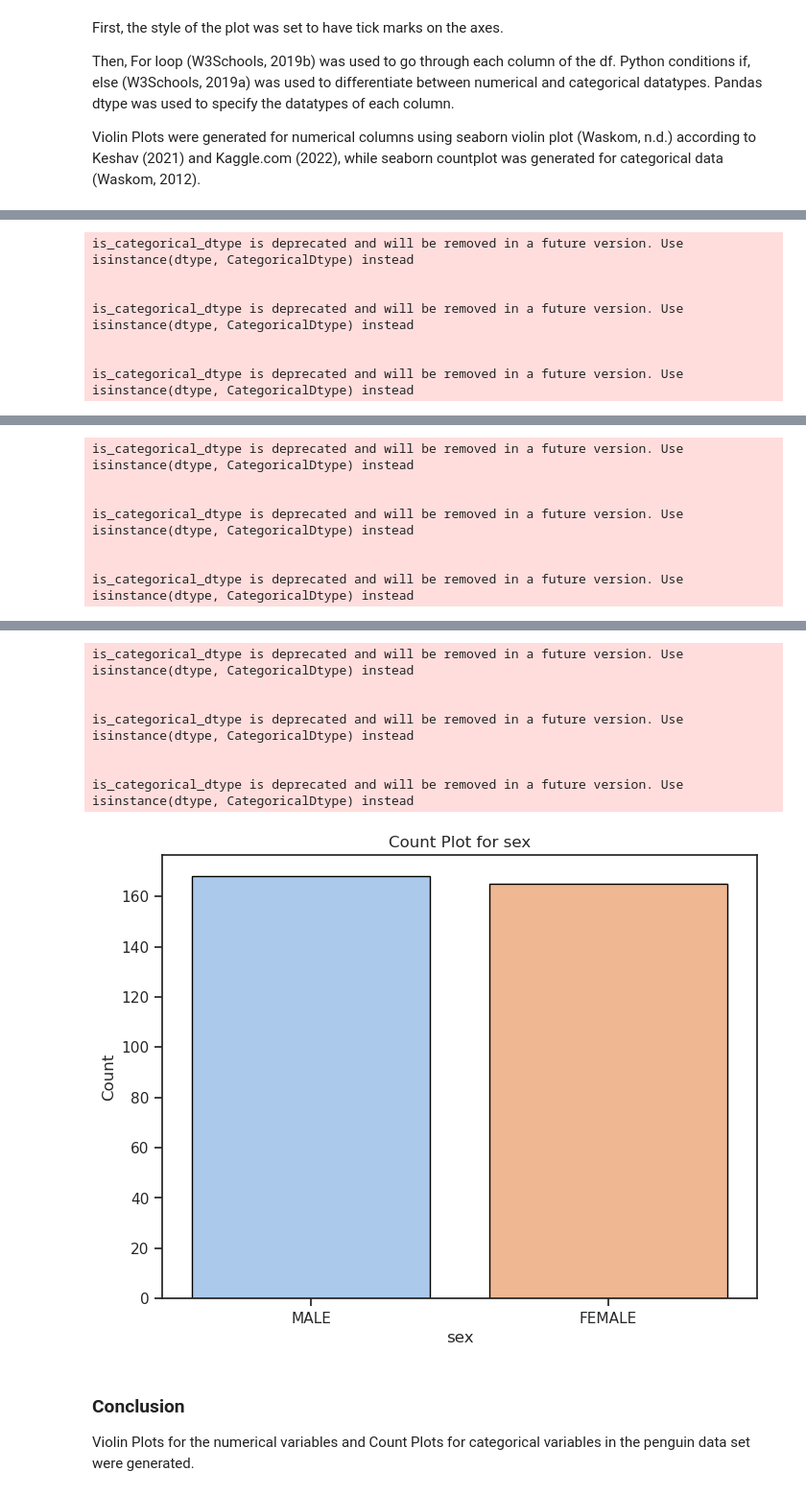
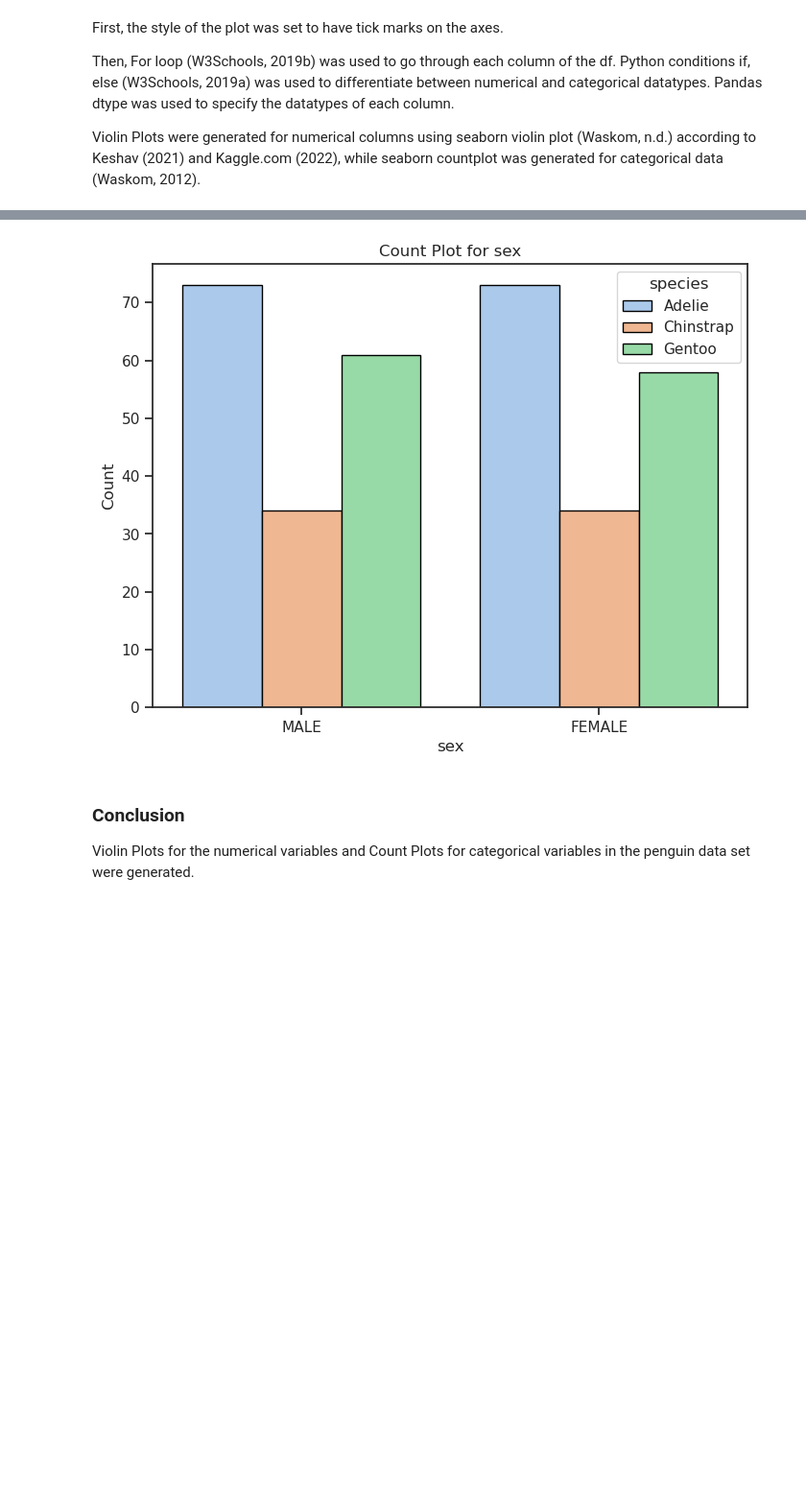
Before and after one commit to nurbujang/fundaw23, a Jupyter notebook: tasks.ipynb, the cells around one changed output, grey strips where cells are left out. Shown at 96% size. Cells and saved outputs as stored; diff of their text form; code cells hidden in the pictures; blank space fills up the shorter version.

Commit message:
edit plots

```diff
--- a/tasks.ipynb
+++ b/tasks.ipynb
@@ -534,11 +542,11 @@ for column in df.columns:
         plt.figure(figsize=(8, 6))
         sns.violinplot(x='species', y=column, data=df, box_visible=True, palette='pastel')
         plt.title(f'Violin Plot for {column}')
-        plt.show()
+        plt.show();
 
     else:
         plt.figure(figsize=(8, 6))
-        sns.countplot(x=column, data=df, palette='pastel', edgecolor="black")
+        sns.countplot(x=column, data=df, hue='species', palette='pastel', edgecolor="black")
         plt.title(f'Count Plot for {column}')
         plt.xlabel(column)
         plt.ylabel('Count')
@@ -578,28 +558,7 @@ is_categorical_dtype is deprecated and will be removed in a future version. Use
 [figure]
-is_categorical_dtype is deprecated and will be removed in a future version. Use isinstance(dtype, CategoricalDtype) instead
-
-
-is_categorical_dtype is deprecated and will be removed in a future version. Use isinstance(dtype, CategoricalDtype) instead
-
-
-is_categorical_dtype is deprecated and will be removed in a future version. Use isinstance(dtype, CategoricalDtype) instead
 [figure]
-is_categorical_dtype is deprecated and will be removed in a future version. Use isinstance(dtype, CategoricalDtype) instead
-
-
-is_categorical_dtype is deprecated and will be removed in a future version. Use isinstance(dtype, CategoricalDtype) instead
-
-
-is_categorical_dtype is deprecated and will be removed in a future version. Use isinstance(dtype, CategoricalDtype) instead
 [figure]
-is_categorical_dtype is deprecated and will be removed in a future version. Use isinstance(dtype, CategoricalDtype) instead
-
-
-is_categorical_dtype is deprecated and will be removed in a future version. Use isinstance(dtype, CategoricalDtype) instead
-
-
-is_categorical_dtype is deprecated and will be removed in a future version. Use isinstance(dtype, CategoricalDtype) instead
-[figure, old version]
+[figure, new version]
 # %% [markdown]
 ### Conclusion
 
```
Also changed, not shown: parts of 3 cells of this notebook.
